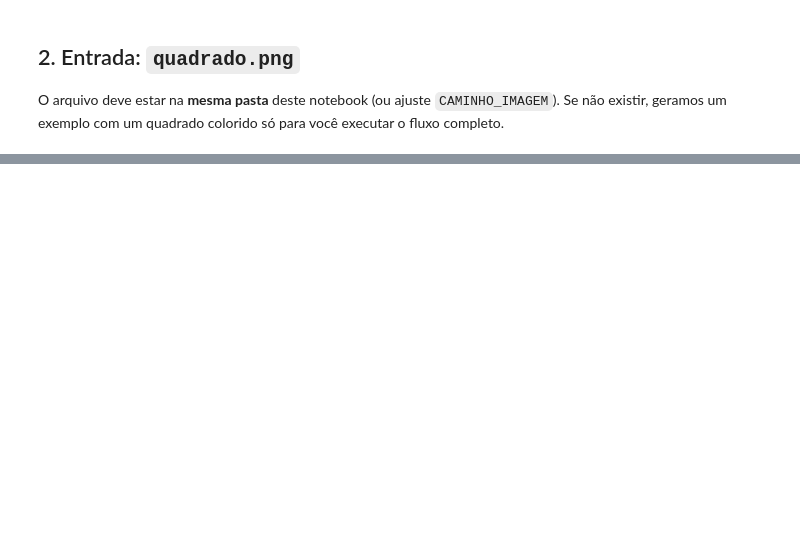
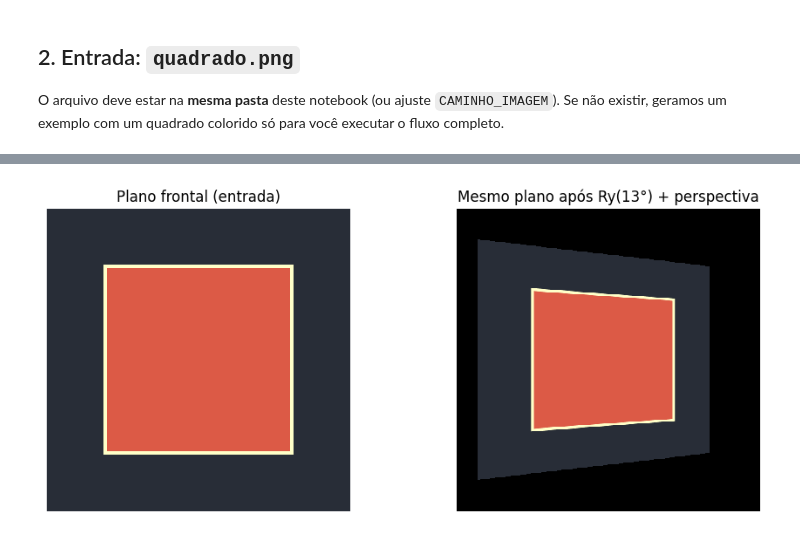
Before and after one commit to vinicius-cappatti/imagens-pseudo3D, a Jupyter notebook: efeito_profundidade_pseudo3d.ipynb, the cells around one changed output, grey strips where cells are left out. Drawn from its saved outputs; the diff is of its cells as text; code cells hidden in the pictures; blank space fills up the shorter version.

Commit message:
Alteração para que o notebook passe a "girar" a imagem ao invés de criar um efeito de movimento

```diff
--- a/efeito_profundidade_pseudo3d.ipynb
+++ b/efeito_profundidade_pseudo3d.ipynb
@@ -62,19 +59,0 @@ Usamos distância normalizada ao centro: o **centro** da imagem é tratado como
-# %%
-def profundidade_radial(altura: int, largura: int) -> np.ndarray:
-    """Retorna d em [0, 1]: 1 no centro, 0 nos cantos (após clip)."""
-    yy, xx = np.mgrid[0:altura, 0:largura].astype(np.float32)
-    cy, cx = (altura - 1) / 2.0, (largura - 1) / 2.0
-    ny = (yy - cy) / max(cy, 1e-6)
-    nx = (xx - cx) / max(cx, 1e-6)
-    r = np.sqrt(nx * nx + ny * ny)
-    rmax = np.sqrt(2.0)
-    d = 1.0 - np.clip(r / rmax, 0.0, 1.0)
-    return d
-
-
-d = profundidade_radial(H, W)
-plt.imshow(d, cmap="gray")
-plt.colorbar(label="d (próximo → claro)")
-plt.title("Mapa de profundidade sintético")
-plt.axis("off")
-plt.show()
@@ -171,0 +66,72 @@ Requer `pillow` já usado acima; o GIF quantiza cores — use a animação em HT
+# %%
+def perspectiva_plano_rotacao_y(
+    rgb: np.ndarray,
+    angulo_rad: float,
+    dist_camera: float = 2.0,
+    escala_campo: float = 0.72,
+):
+    """
+    rgb: float32 [H,W,3] em [0,1].
+    Simula ver o plano da textura após rotação Ry(angulo_rad) e projeção perspética.
+    `escala_campo` < 1 estreita o feixe de raios (equivalente a um zoom) para o
+    trapézio projetado ocupar melhor o quadro de saída.
+    Retorna (imagem_saida, mascara_valida) com mesma resolução.
+    """
+    h, w, _ = rgb.shape
+    jj, ii = np.mgrid[0:h, 0:w].astype(np.float64)
+    sx = ((ii / max(w - 1, 1)) * 2.0 - 1.0) * escala_campo
+    sy = (-((jj / max(h - 1, 1)) * 2.0 - 1.0)) * escala_campo
+
+    c, s = float(np.cos(angulo_rad)), float(np.sin(angulo_rad))
+    d = float(dist_camera)
+    vx, vy, vz = sx, sy, -1.0
+    denom = s * vx + c * vz
+    eps = 1e-9
+    valid = np.abs(denom) > eps
+    t = np.empty_like(denom)
+    t[:] = np.nan
+    t[valid] = (-d * c) / denom[valid]
+
+    Qx = t * vx
+    Qy = t * vy
+    Qz = d + t * vz
+
+    x0 = Qx * c + Qz * s
+    y0 = Qy
+    col_src = (x0 + 1.0) * 0.5 * (w - 1)
+    row_src = (1.0 - y0) * 0.5 * (h - 1)
+
+    inside = valid & (t > 0) & (col_src >= 0) & (col_src <= w - 1) & (row_src >= 0) & (row_src <= h - 1)
+
+    out = np.zeros_like(rgb)
+    row_s = row_src.astype(np.float32)
+    col_s = col_src.astype(np.float32)
+    for ch in range(3):
+        sampled = map_coordinates(
+            rgb[..., ch],
+            [row_s, col_s],
+            order=1,
+            mode="constant",
+            cval=0.0,
+            prefilter=False,
+        )
+        out[..., ch] = sampled
+    out[~inside] = 0.0
+    return np.clip(out, 0.0, 1.0), inside
+
+
+ANGULO_GRAUS = 13.0
+theta = np.deg2rad(ANGULO_GRAUS)
+virado, mascara = perspectiva_plano_rotacao_y(im, theta)
+
+fig, ax = plt.subplots(1, 2, figsize=(10, 4))
+ax[0].imshow(im)
+ax[0].set_title("Plano frontal (entrada)")
+ax[1].imshow(virado)
+ax[1].set_title(f"Mesmo plano após Ry({ANGULO_GRAUS:.0f}°) + perspectiva")
+for a in ax:
+    a.axis("off")
+plt.tight_layout()
+plt.show()
+# %% [output]
+[figure, added]
```
Also changed, not shown: parts of 23 cells of this notebook, 2 other files.
